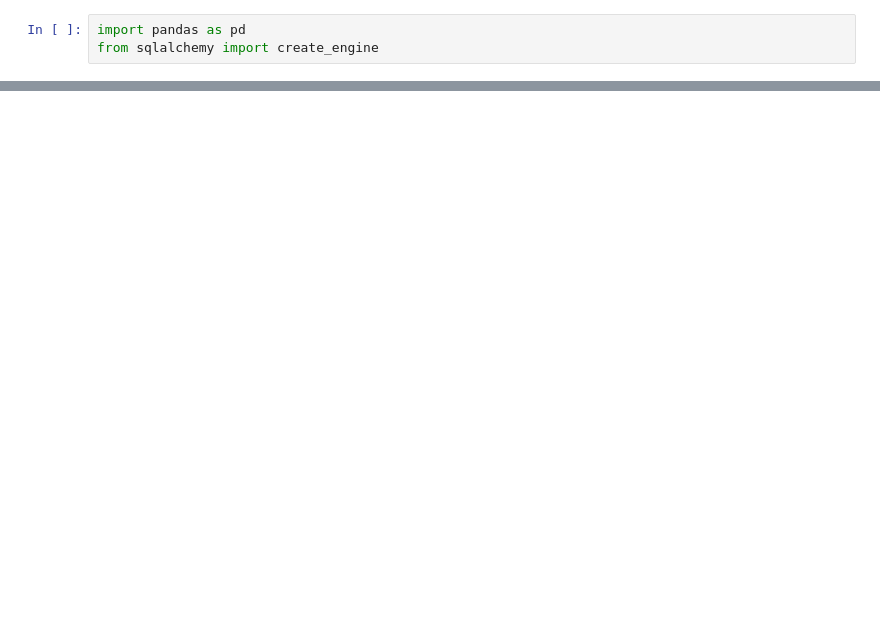
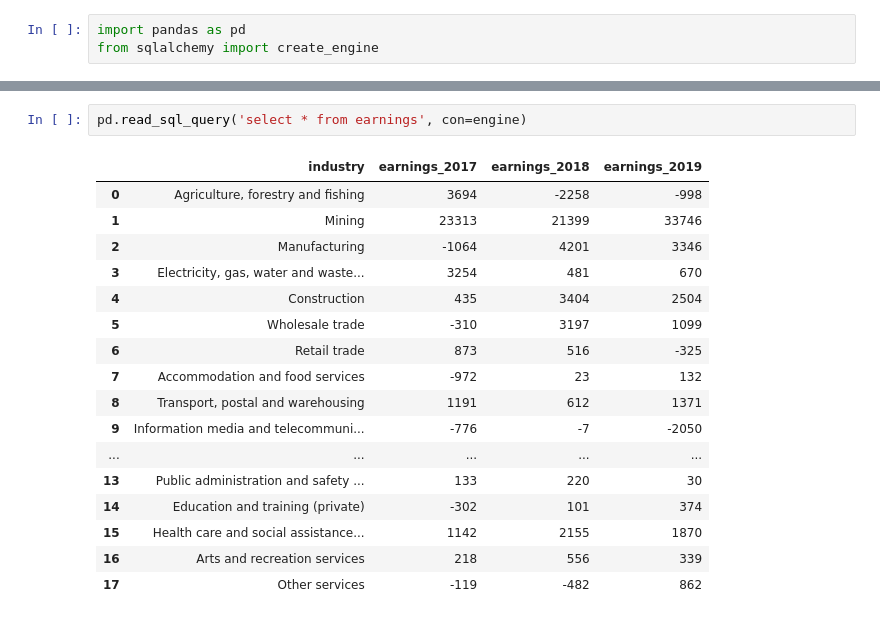
Before and after one commit to Mikicai/ETL_project, a Jupyter notebook: Industry_Anaysis.ipynb, the cells around one changed output, grey strips where cells are left out. Drawn from its saved outputs; the diff is of its cells as text; blank space fills up the shorter version.

```diff
--- a/Industry_Anaysis.ipynb
+++ b/Industry_Anaysis.ipynb
@@ -86,0 +238,20 @@ engine.table_names()
+# %%
+pd.read_sql_query('select * from earnings', con=engine)
+# %% [output]
+|  | industry | earnings_2017 | earnings_2018 | earnings_2019 |
+| 0 | Agriculture, forestry and fishing | 3694 | -2258 | -998 |
+| 1 | Mining | 23313 | 21399 | 33746 |
+| 2 | Manufacturing | -1064 | 4201 | 3346 |
+| 3 | Electricity, gas, water and waste... | 3254 | 481 | 670 |
+| 4 | Construction | 435 | 3404 | 2504 |
+| 5 | Wholesale trade | -310 | 3197 | 1099 |
+| 6 | Retail trade | 873 | 516 | -325 |
+| 7 | Accommodation and food services | -972 | 23 | 132 |
+| 8 | Transport, postal and warehousing | 1191 | 612 | 1371 |
+| 9 | Information media and telecommuni... | -776 | -7 | -2050 |
+| ... | ... | ... | ... | ... |
+| 13 | Public administration and safety ... | 133 | 220 | 30 |
+| 14 | Education and training (private) | -302 | 101 | 374 |
+| 15 | Health care and social assistance... | 1142 | 2155 | 1870 |
+| 16 | Arts and recreation services | 218 | 556 | 339 |
+| 17 | Other services | -119 | -482 | 862 |
```
Also changed, not shown: parts of 16 cells of this notebook, 3 other files.
